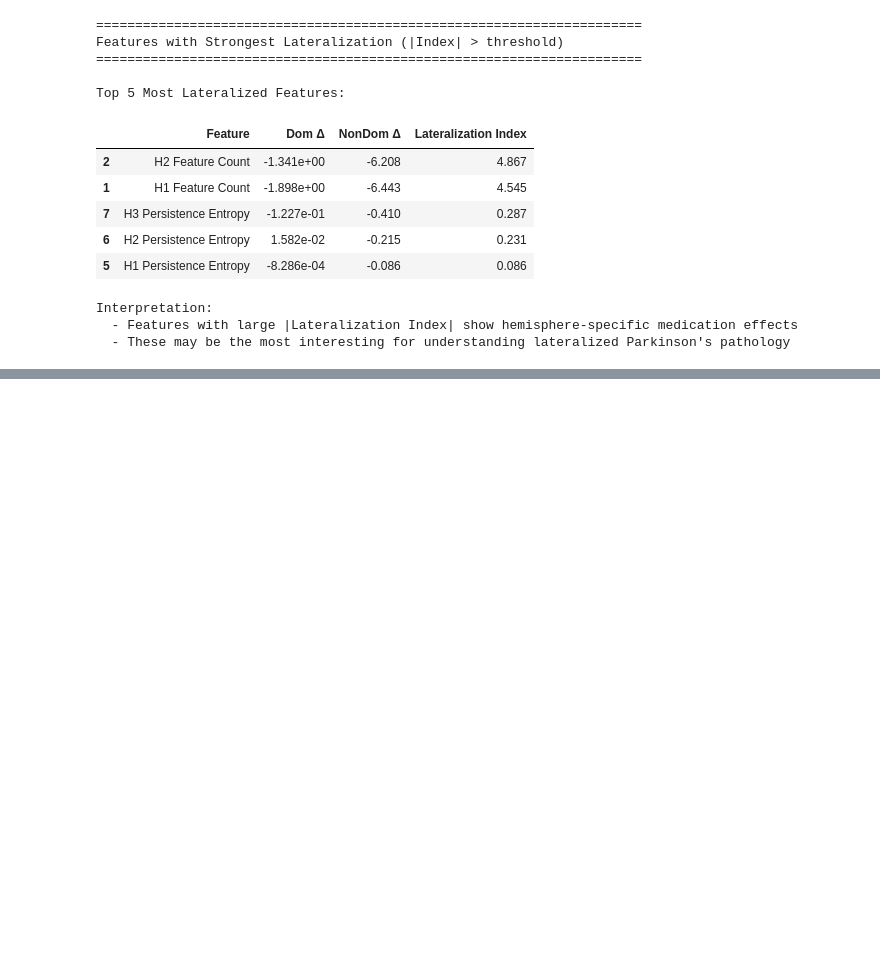
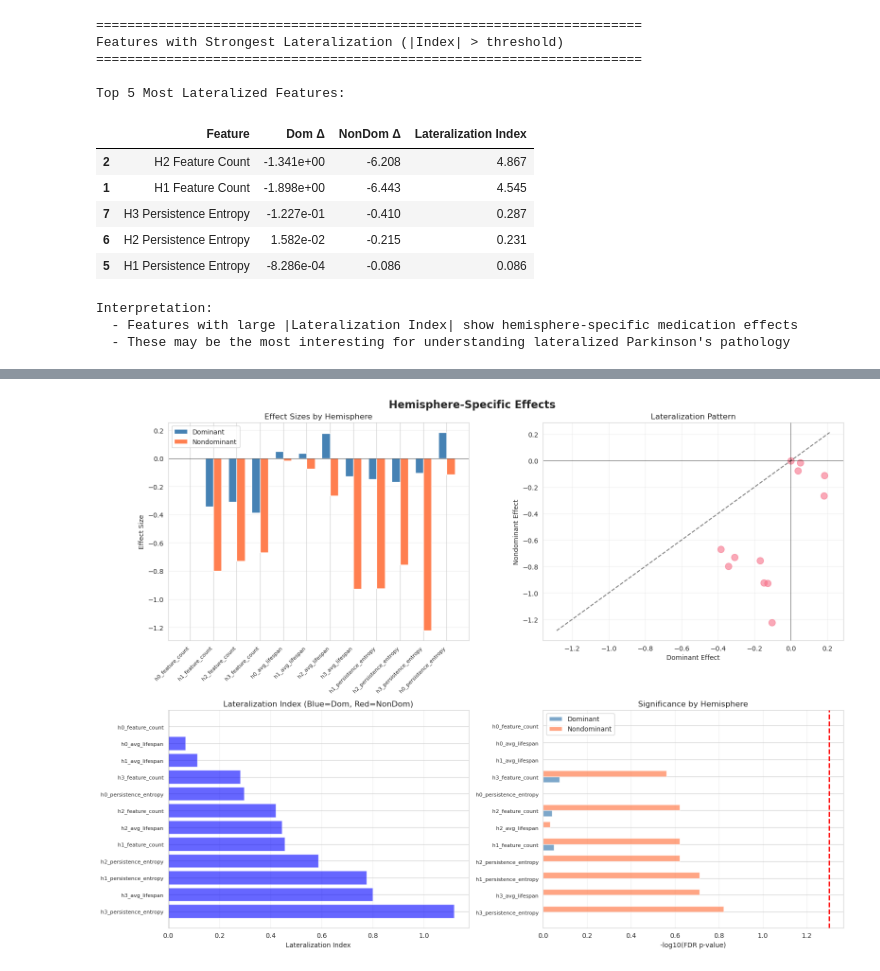
Before and after one commit to ilgazca/Parkinson-EEG-with-TDA, a Jupyter notebook: 01_Exploratory_Analysis.ipynb, the cells around one changed output, grey strips where cells are left out. Cells and saved outputs as stored; diff of their text form; code cells hidden in the pictures; blank space fills up the shorter version.

```diff
--- a/01_Exploratory_Analysis.ipynb
+++ b/01_Exploratory_Analysis.ipynb
@@ -1383,0 +2523,73 @@ Interpretation:
+# %%
+fig, axes = plt.subplots(2, 2, figsize=(16, 12))
+fig.suptitle('Hemisphere-Specific Effects', fontsize=16, fontweight='bold')
+
+# Plot 1: Effect sizes
+ax1 = axes[0, 0]
+features_list = normal_features + nonnormal_features
+x = np.arange(len(features_list))
+width = 0.35
+
+dom_effects = [lat_df[lat_df['feature']==f]['dom_effect'].values[0] for f in features_list]
+nondom_effects = [lat_df[lat_df['feature']==f]['nondom_effect'].values[0] for f in features_list]
+
+ax1.bar(x - width/2, dom_effects, width, label='Dominant', color='steelblue')
+ax1.bar(x + width/2, nondom_effects, width, label='Nondominant', color='coral')
+ax1.set_xticks(x)
+ax1.set_xticklabels(features_list, rotation=45, ha='right', fontsize=8)
+ax1.set_ylabel('Effect Size')
+ax1.set_title('Effect Sizes by Hemisphere')
+ax1.axhline(0, color='black', linewidth=0.5)
+ax1.legend()
+ax1.grid(True, alpha=0.3, axis='y')
+
+# Plot 2: Lateralization scatter
+ax2 = axes[0, 1]
+ax2.scatter(lat_df_sorted['dom_effect'], lat_df_sorted['nondom_effect'], s=100, alpha=0.6)
+lims = [min(ax2.get_xlim()[0], ax2.get_ylim()[0]), max(ax2.get_xlim()[1], ax2.get_ylim()[1])]
+ax2.plot(lims, lims, 'k--', alpha=0.5)
+ax2.set_xlabel('Dominant Effect')
+ax2.set_ylabel('Nondominant Effect')
+ax2.set_title('Lateralization Pattern')
+ax2.axhline(0, color='black', linewidth=0.5)
+ax2.axvline(0, color='black', linewidth=0.5)
+ax2.grid(True, alpha=0.3)
+
+# Plot 3: Lateralization index
+ax3 = axes[1, 0]
+colors = ['red' if x < 0 else 'blue' for x in lat_df_sorted['lat_index']]
+ax3.barh(range(len(lat_df_sorted)), lat_df_sorted['lat_index'], color=colors, alpha=0.6)
+ax3.set_yticks(range(len(lat_df_sorted)))
+ax3.set_yticklabels(lat_df_sorted['feature'], fontsize=8)
+ax3.set_xlabel('Lateralization Index')
+ax3.set_title('Lateralization Index (Blue=Dom, Red=NonDom)')
+ax3.axvline(0, color='black', linewidth=1)
+ax3.grid(True, alpha=0.3, axis='x')
+
+# Plot 4: P-values
+ax4 = axes[1, 1]
+dom_pvals = []
+nondom_pvals = []
+for f in lat_df_sorted['feature']:
+    dom_p = hemisphere_results_df[(hemisphere_results_df['feature']==f) &
+                                   (hemisphere_results_df['hemisphere']=='dominant')]['p_value_corrected'].values[0]
+    nondom_p = hemisphere_results_df[(hemisphere_results_df['feature']==f) &
+                                      (hemisphere_results_df['hemisphere']=='nondominant')]['p_value_corrected'].values[0]
+    dom_pvals.append(-np.log10(dom_p))
+    nondom_pvals.append(-np.log10(nondom_p))
+
+y = np.arange(len(lat_df_sorted))
+ax4.barh(y - width/2, dom_pvals, width, label='Dominant', color='steelblue', alpha=0.7)
+ax4.barh(y + width/2, nondom_pvals, width, label='Nondominant', color='coral', alpha=0.7)
+ax4.axvline(-np.log10(0.05), color='red', linestyle='--', linewidth=2)
+ax4.set_yticks(y)
+ax4.set_yticklabels(lat_df_sorted['feature'], fontsize=8)
+ax4.set_xlabel('-log10(FDR p-value)')
+ax4.set_title('Significance by Hemisphere')
+ax4.legend()
+ax4.grid(True, alpha=0.3, axis='x')
+
+plt.tight_layout()
+plt.show()
+# %% [output]
+[figure, added]
```
Also changed, not shown: parts of 18 cells of this notebook, 16 other files.
